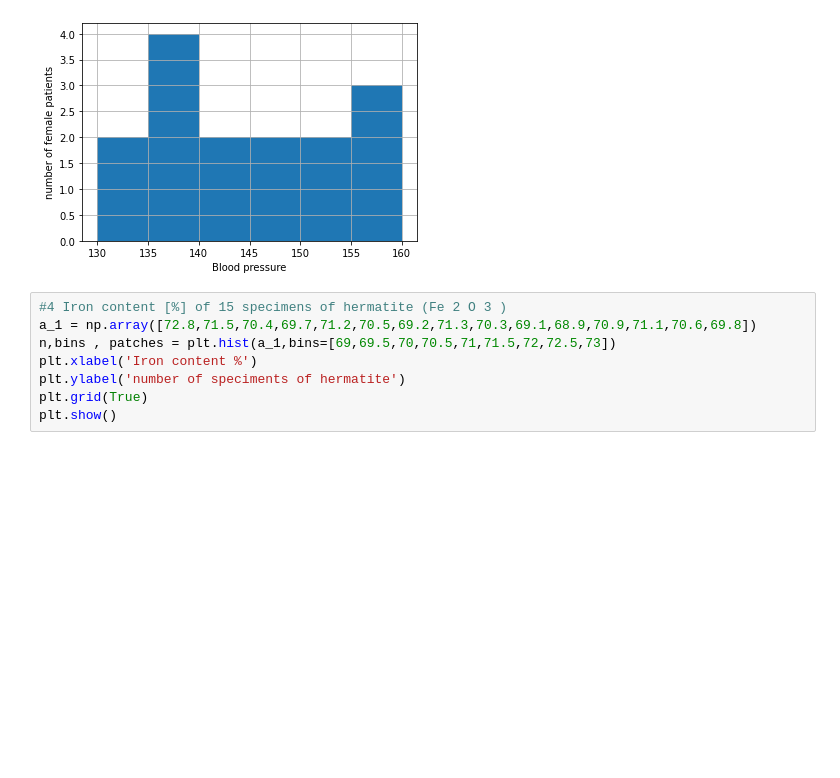
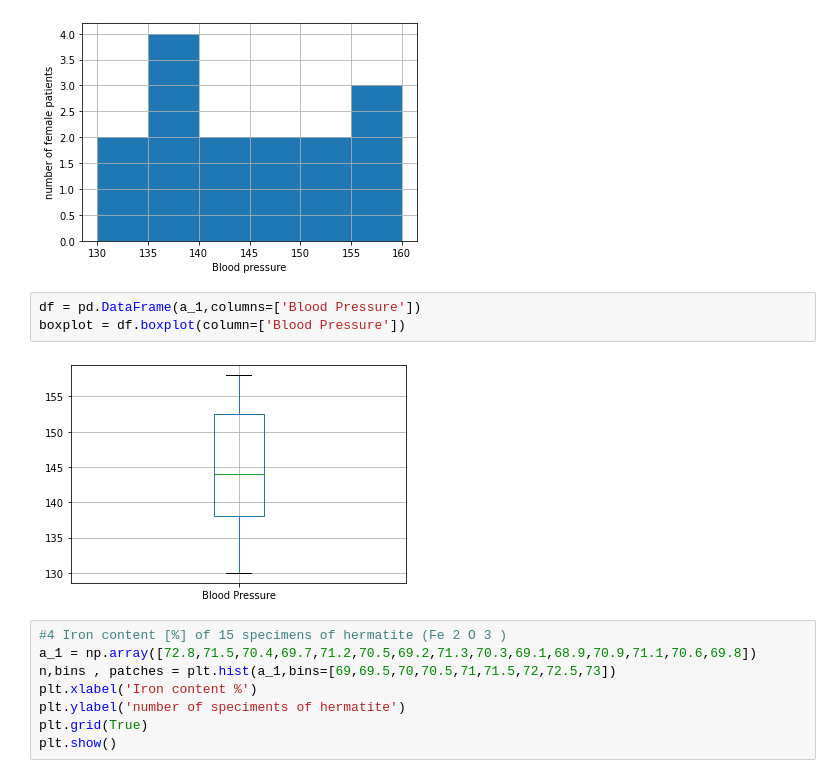
Before and after one commit to ChocolatePadmanaban/Solutions-For-Kreszig-Advanced-Engineering-Mathematics, a Jupyter notebook: Chapter 24 Data Analysis Probability Theory /Problem Set 24.1.ipynb, the cells around one changed output. Drawn from its saved outputs; the diff is of its cells as text; blank space fills up the shorter version.

```diff
--- a/Chapter 24 Data Analysis Probability Theory /Problem Set 24.1.ipynb
+++ b/Chapter 24 Data Analysis Probability Theory /Problem Set 24.1.ipynb
@@ -48,6 +59,11 @@ plt.grid(True)
 plt.show()
 # %% [output]
 [figure]
+# %%
+df = pd.DataFrame(a_1,columns=['Blood Pressure'])
+boxplot = df.boxplot(column=['Blood Pressure'])
+# %% [output]
+[figure, added]
 # %%
 #4 Iron content [%] of 15 specimens of hermatite (Fe 2 O 3 )
 a_1 = np.array([72.8,71.5,70.4,69.7,71.2,70.5,69.2,71.3,70.3,69.1,68.9,70.9,71.1,70.6,69.8])
```
Also changed, not shown: parts of 10 cells of this notebook, 1 other file.
